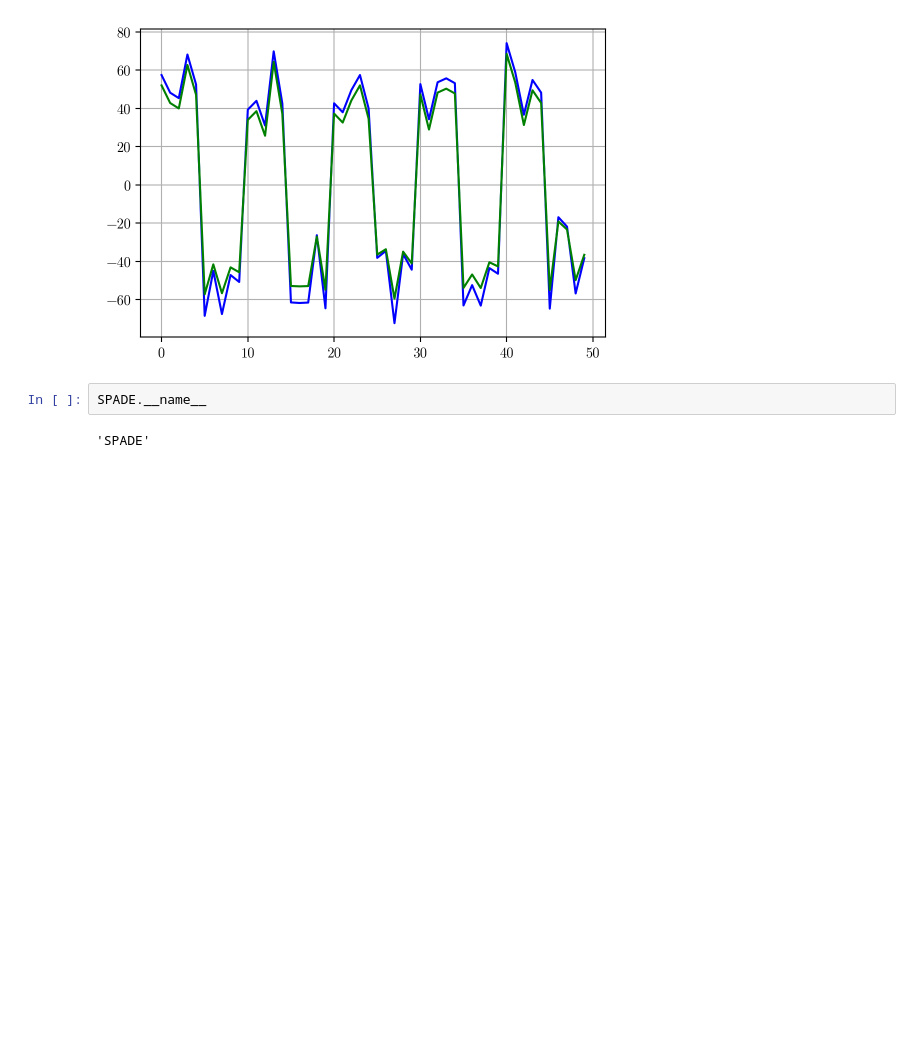
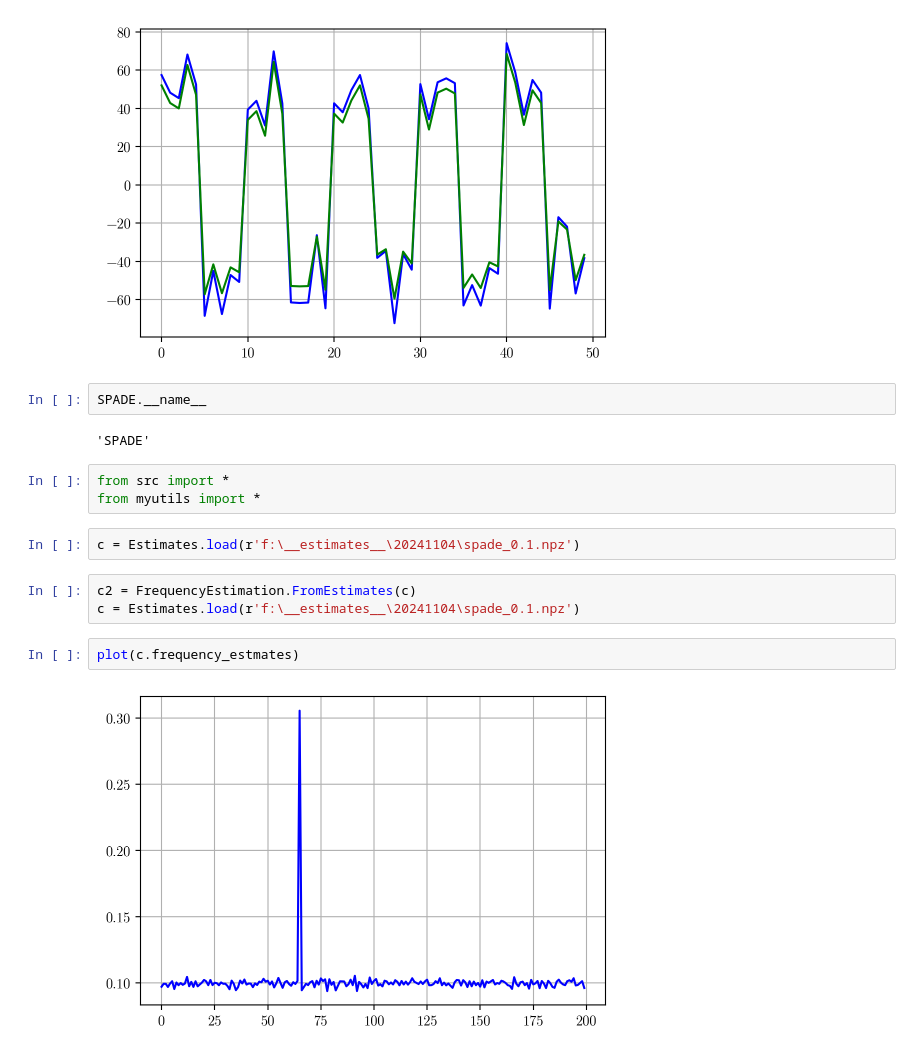
Before and after one commit to huchaoning/freqest-draft, a Jupyter notebook: temp.ipynb, the cells around one changed output. Drawn from its saved outputs; the diff is of its cells as text; blank space fills up the shorter version.

```diff
--- a/temp.ipynb
+++ b/temp.ipynb
@@ -42,3 +42,15 @@ plot((spade_td[0] - spade_td[0].mean()) * 4.6)
 SPADE.__name__
 # %% [output]
 'SPADE'
+# %%
+from src import *
+from myutils import *
+# %%
+c = Estimates.load(r'f:\__estimates__\20241104\spade_0.1.npz')
+# %%
+c2 = FrequencyEstimation.FromEstimates(c)
+c = Estimates.load(r'f:\__estimates__\20241104\spade_0.1.npz')
+# %%
+plot(c.frequency_estmates)
+# %% [output]
+[figure, added]
```
Also changed, not shown: parts of 4 cells of this notebook, 3 other files.
